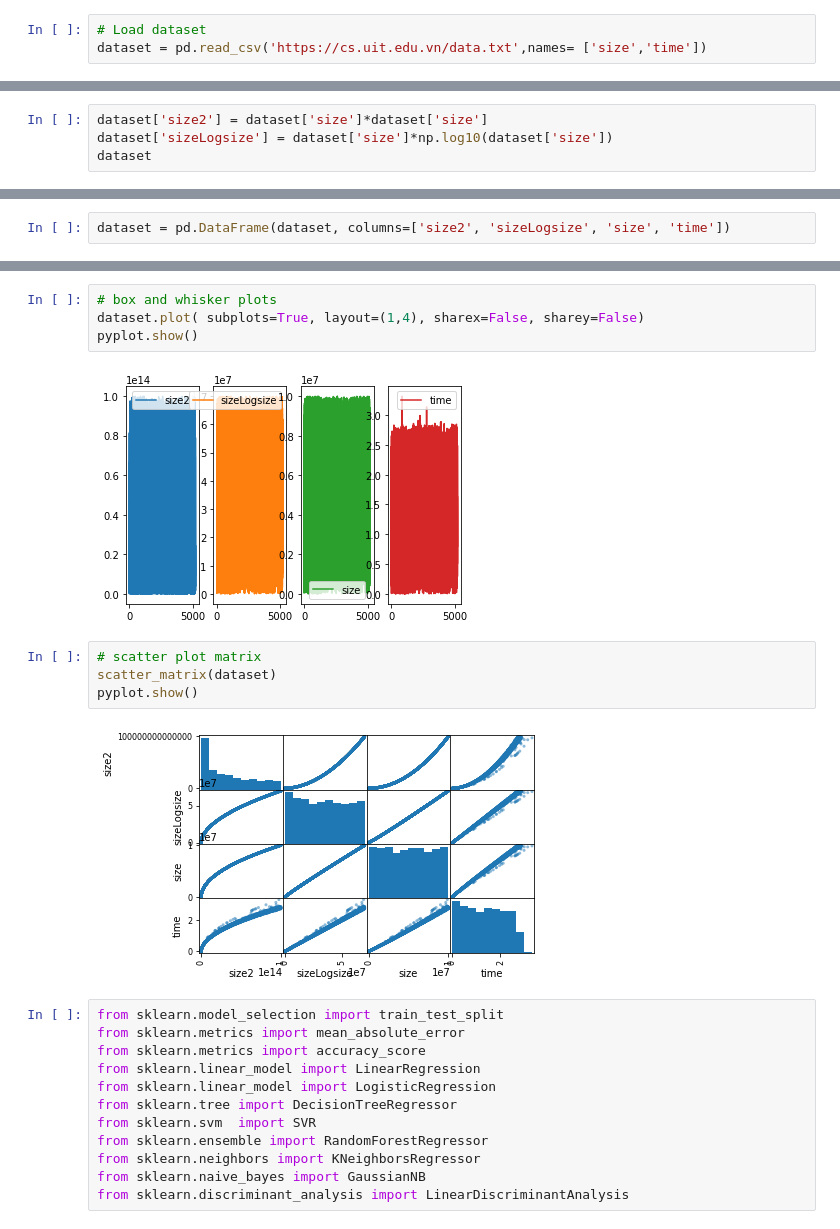
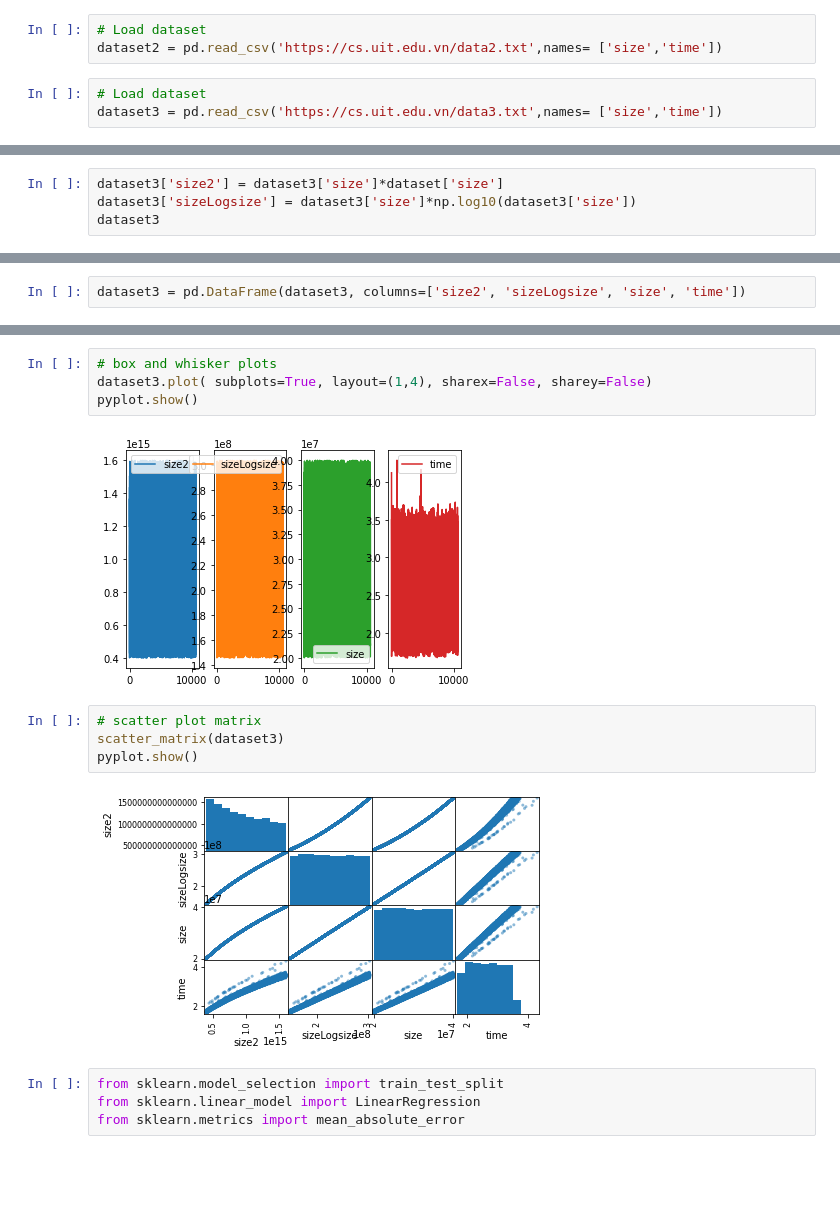
Before and after one commit to xuanthang482/CS114.K21, a Jupyter notebook: Regression.ipynb, the cells around one changed output, grey strips where cells are left out. Saved outputs shown, nothing was run; the diff lists cells and outputs as text; blank space fills up the shorter version.

```diff
--- a/Regression.ipynb
+++ b/Regression.ipynb
@@ -11,4 +9,7 @@ ImportError: ignored
 # %%
 # Load dataset
-dataset = pd.read_csv('https://cs.uit.edu.vn/data.txt',names= ['size','time'])
+dataset2 = pd.read_csv('https://cs.uit.edu.vn/data2.txt',names= ['size','time'])
+# %%
+# Load dataset
+dataset3 = pd.read_csv('https://cs.uit.edu.vn/data3.txt',names= ['size','time'])
 # %%
@@ -38,6 +47,6 @@ print(dataset.shape)
 # %%
-dataset['size2'] = dataset['size']*dataset['size']
-dataset['sizeLogsize'] = dataset['size']*np.log10(dataset['size'])
-dataset
+dataset3['size2'] = dataset3['size']*dataset['size']
+dataset3['sizeLogsize'] = dataset3['size']*np.log10(dataset3['size'])
+dataset3
 # %% [output]
 |  | size | time | size2 | sizeLogsize |
@@ -56,3 +65,3 @@ dataset
 # %%
-dataset = pd.DataFrame(dataset, columns=['size2', 'sizeLogsize', 'size', 'time'])
+dataset3 = pd.DataFrame(dataset3, columns=['size2', 'sizeLogsize', 'size', 'time'])
 # %%
@@ -72,26 +81,18 @@ dataset.head(10)
 # %%
 # box and whisker plots
-dataset.plot( subplots=True, layout=(1,4), sharex=False, sharey=False)
+dataset3.plot( subplots=True, layout=(1,4), sharex=False, sharey=False)
 pyplot.show()
 # %% [output]
-[figure, old version]
+[figure, new version]
 # %%
 # scatter plot matrix
-scatter_matrix(dataset)
+scatter_matrix(dataset3)
 pyplot.show()
 # %% [output]
-[figure, old version]
+[figure, new version]
-# %%
-from sklearn.model_selection import train_test_split
-from sklearn.metrics import mean_absolute_error
-from sklearn.metrics import accuracy_score
-from sklearn.linear_model import LinearRegression
-from sklearn.linear_model import LogisticRegression
-from sklearn.tree import DecisionTreeRegressor
-from sklearn.svm  import SVR
-from sklearn.ensemble import RandomForestRegressor
-from sklearn.neighbors import KNeighborsRegressor
-from sklearn.naive_bayes import GaussianNB
-from sklearn.discriminant_analysis import LinearDiscriminantAnalysis
+# %%
+from sklearn.model_selection import train_test_split
+from sklearn.linear_model import LinearRegression
+from sklearn.metrics import mean_absolute_error
 # %%
 # Split-out validation dataset
```
Also changed, not shown: parts of 14 cells of this notebook.
